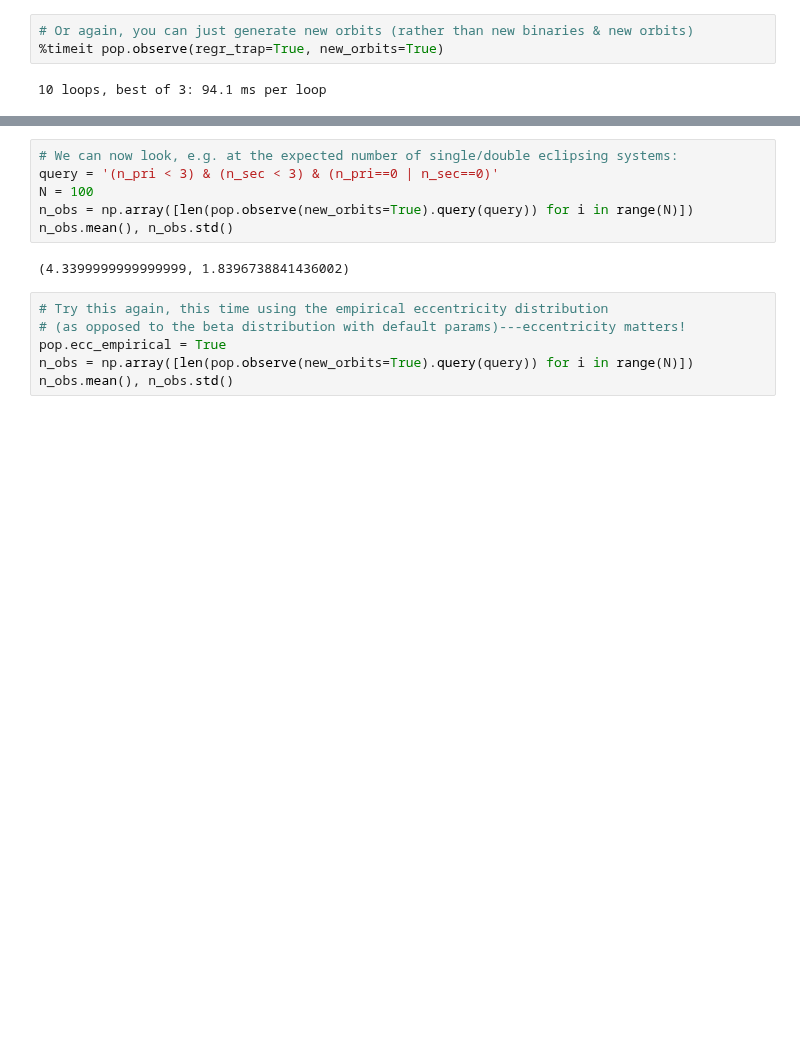
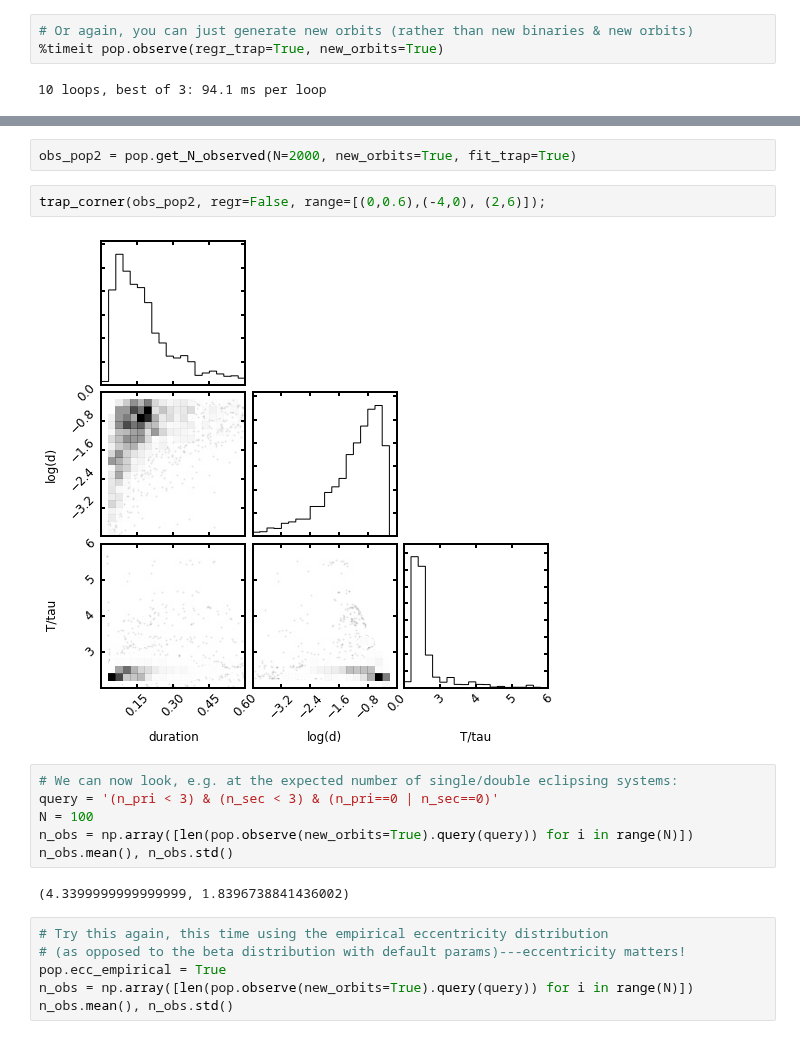
Before and after one commit to timothydmorton/exosyspop, a Jupyter notebook: demo.ipynb, the cells around one changed output, grey strips where cells are left out. Saved outputs shown, nothing was run; the diff lists cells and outputs as text; blank space fills up the shorter version.

```diff
--- a/demo.ipynb
+++ b/demo.ipynb
@@ -172,3 +203,9 @@ Index([u'host', u'period', u'ecc', u'w', u'inc', u'a', u'aR', u'b_pri',
+# %%
+obs_pop2 = pop.get_N_observed(N=2000, new_orbits=True, fit_trap=True)
+# %%
+trap_corner(obs_pop2, regr=False, range=[(0,0.6),(-4,0), (2,6)]);
+# %% [output]
+[figure, added]
 # %%
 # We can now look, e.g. at the expected number of single/double eclipsing systems:
 query = '(n_pri < 3) & (n_sec < 3) & (n_pri==0 | n_sec==0)'
```
Also changed, not shown: parts of 15 cells of this notebook, 5 other files.
